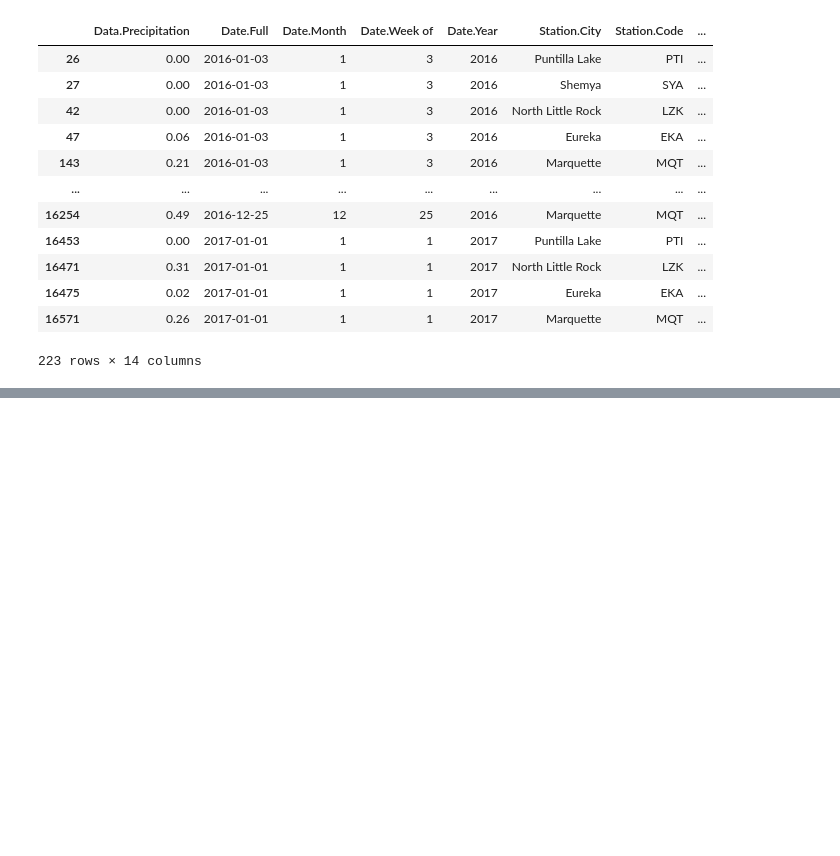
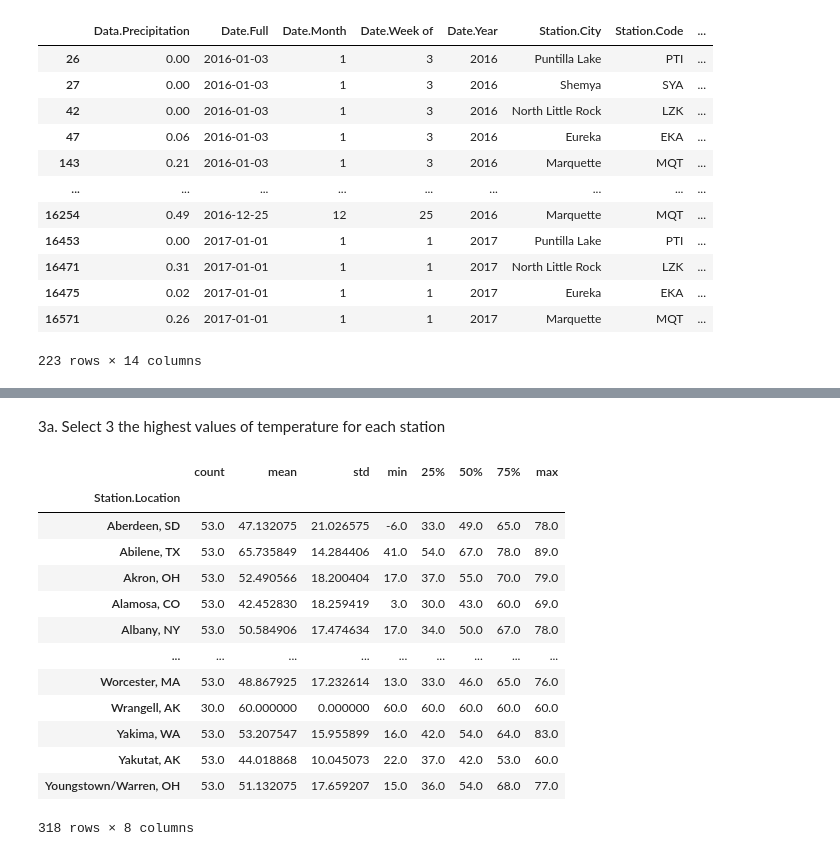
Before and after one commit to Wojtaszek1801/data_science_beggining, a Jupyter notebook: weather_DF_exercises.ipynb, the cells around one changed output, grey strips where cells are left out. Drawn from its saved outputs; the diff is of its cells as text; code cells hidden in the pictures; blank space fills up the shorter version.

```diff
--- a/weather_DF_exercises.ipynb
+++ b/weather_DF_exercises.ipynb
@@ -325,0 +335,9 @@ weather.loc[weather['Data.Wind.Speed'] == 0]
+# %%
+weather_stations = weather.groupby(['Station.Location'])
+#print(weather_stations.size())
+
+#print(weather_stations.size().min())
+#min_location_records = weather_stations.size().min()
+# creating of new dataframe
+weather_stations_size = weather_stations.size().reset_index()
+print(weather_stations_size)
@@ -325,0 +394,21 @@ weather.loc[weather['Data.Wind.Speed'] == 0]
+# %% [markdown]
+3a. Select 3 the highest values of temperature for each station
+# %%
+weather_stations_temp = weather_stations['Data.Temperature.Avg Temp']
+# print(weather_stations_temp)
+weather_stations_temp.describe()
+# %% [output]
+|  | count | mean | std | min | 25% | 50% | 75% | max |
+| Station.Location |  |  |  |  |  |  |  |  |
+| Aberdeen, SD | 53.0 | 47.132075 | 21.026575 | -6.0 | 33.0 | 49.0 | 65.0 | 78.0 |
+| Abilene, TX | 53.0 | 65.735849 | 14.284406 | 41.0 | 54.0 | 67.0 | 78.0 | 89.0 |
+| Akron, OH | 53.0 | 52.490566 | 18.200404 | 17.0 | 37.0 | 55.0 | 70.0 | 79.0 |
+| Alamosa, CO | 53.0 | 42.452830 | 18.259419 | 3.0 | 30.0 | 43.0 | 60.0 | 69.0 |
+| Albany, NY | 53.0 | 50.584906 | 17.474634 | 17.0 | 34.0 | 50.0 | 67.0 | 78.0 |
+| ... | ... | ... | ... | ... | ... | ... | ... | ... |
+| Worcester, MA | 53.0 | 48.867925 | 17.232614 | 13.0 | 33.0 | 46.0 | 65.0 | 76.0 |
+| Wrangell, AK | 30.0 | 60.000000 | 0.000000 | 60.0 | 60.0 | 60.0 | 60.0 | 60.0 |
+| Yakima, WA | 53.0 | 53.207547 | 15.955899 | 16.0 | 42.0 | 54.0 | 64.0 | 83.0 |
+| Yakutat, AK | 53.0 | 44.018868 | 10.045073 | 22.0 | 37.0 | 42.0 | 53.0 | 60.0 |
+| Youngstown/Warren, OH | 53.0 | 51.132075 | 17.659207 | 15.0 | 36.0 | 54.0 | 68.0 | 77.0 |
+318 rows × 8 columns
```
Also changed, not shown: parts of 10 cells of this notebook.
